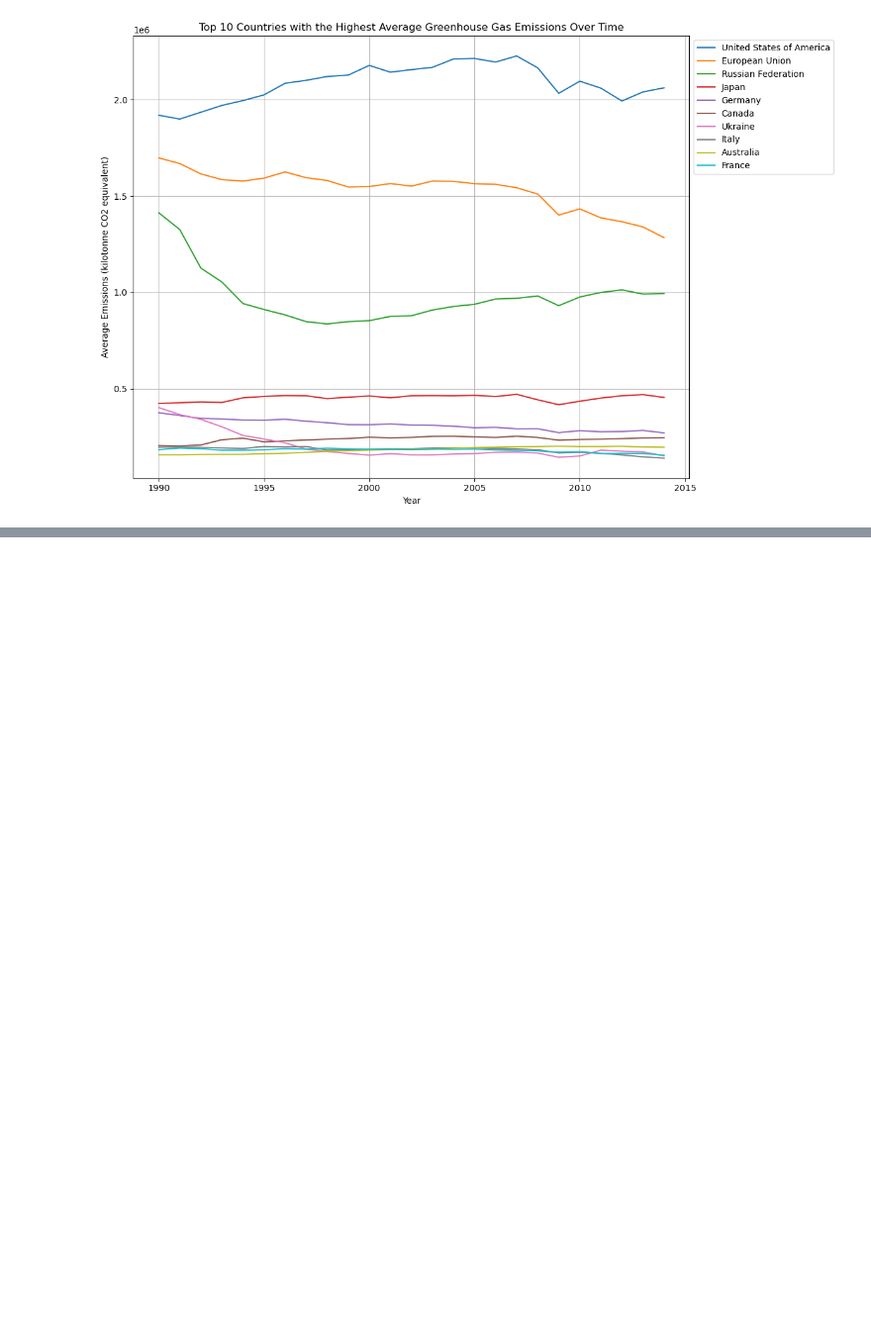
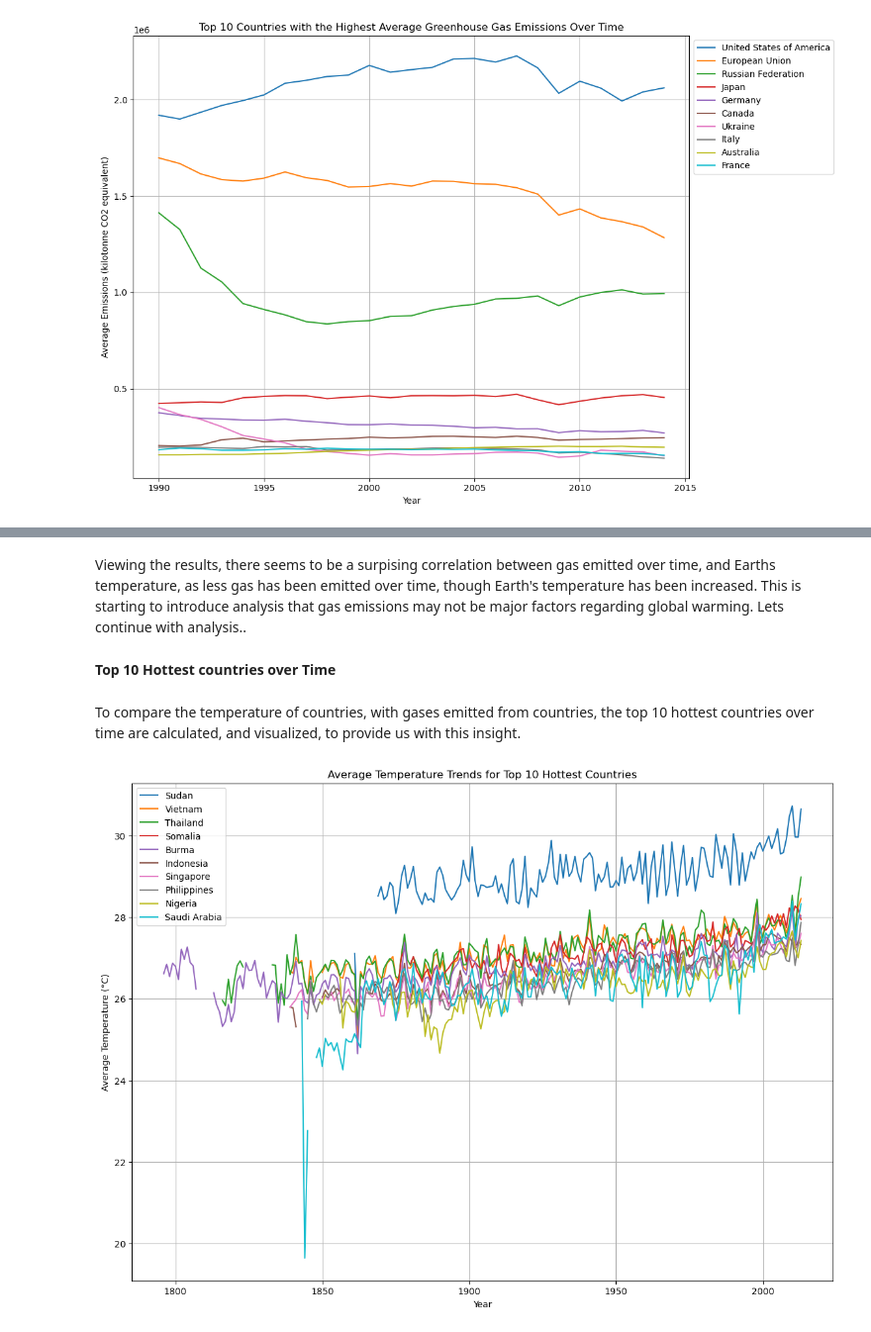
Before and after one commit to MatthewPersaud/PROG74010_Project_Group4, a Jupyter notebook: PROG74010_Project_Group4.ipynb, the cells around one changed output, grey strips where cells are left out. Shown at 99% size. Saved outputs shown, nothing was run; the diff lists cells and outputs as text; code cells hidden in the pictures; blank space fills up the shorter version.

```diff
--- a/PROG74010_Project_Group4.ipynb
+++ b/PROG74010_Project_Group4.ipynb
@@ -325,0 +371,29 @@ plt.show()
+# %% [markdown]
+<p> Viewing the results, there seems to be a surpising correlation between gas emitted over time, and Earths temperature, as less gas has been emitted over time, though Earth's temperature has been increased. This is starting to introduce analysis that gas emissions may not be major factors regarding global warming. Lets continue with analysis..</p>
+# %% [markdown]
+**Top 10 Hottest countries over Time**
+# %% [markdown]
+<p>To compare the temperature of countries, with gases emitted from countries, the top 10 hottest countries over time are calculated, and visualized, to provide us with this insight.</p>
+# %%
+# Group by countries and years
+average_temp_per_country_year = df_temperature.groupby(['Country', 'Year'])['AverageTemperature'].mean().reset_index()
+
+# Filter
+top_10_hottest_countries = average_temp_per_country_year.groupby('Country')['AverageTemperature'].mean().nlargest(10)
+top_10_df = average_temp_per_country_year[average_temp_per_country_year['Country'].isin(top_10_hottest_countries.index)]
+
+# Plot
+plt.figure(figsize=(14, 10))
+
+for country in top_10_hottest_countries.index:
+    country_data = top_10_df[top_10_df['Country'] == country]
+    plt.plot(country_data['Year'], country_data['AverageTemperature'], label=country)
+
+plt.title('Average Temperature Trends for Top 10 Hottest Countries')
+plt.xlabel('Year')
+plt.ylabel('Average Temperature (°C)')
+plt.legend()
+plt.grid(True)
+plt.show()
+# %% [output]
+[figure, added]
```
Also changed, not shown: parts of 36 cells of this notebook.
